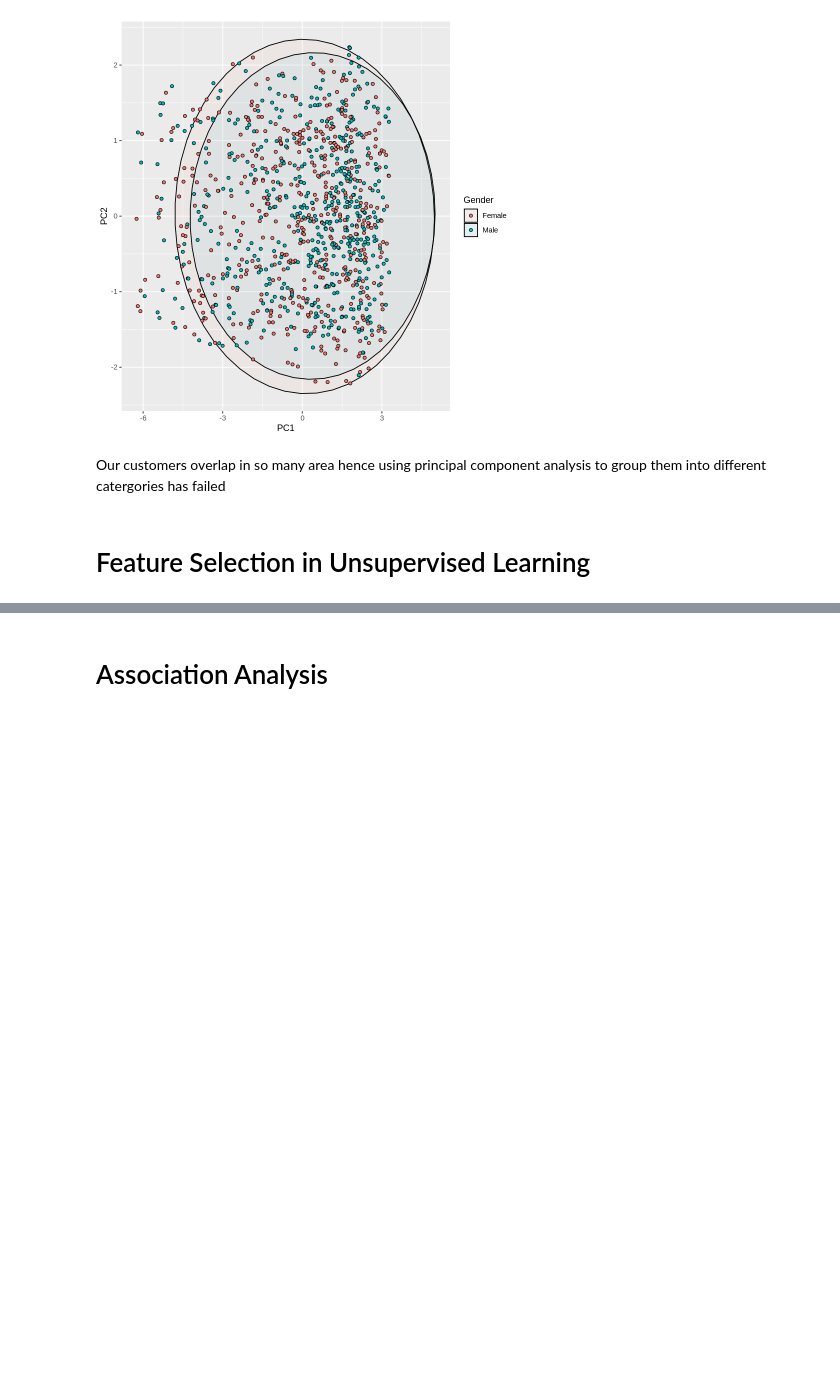
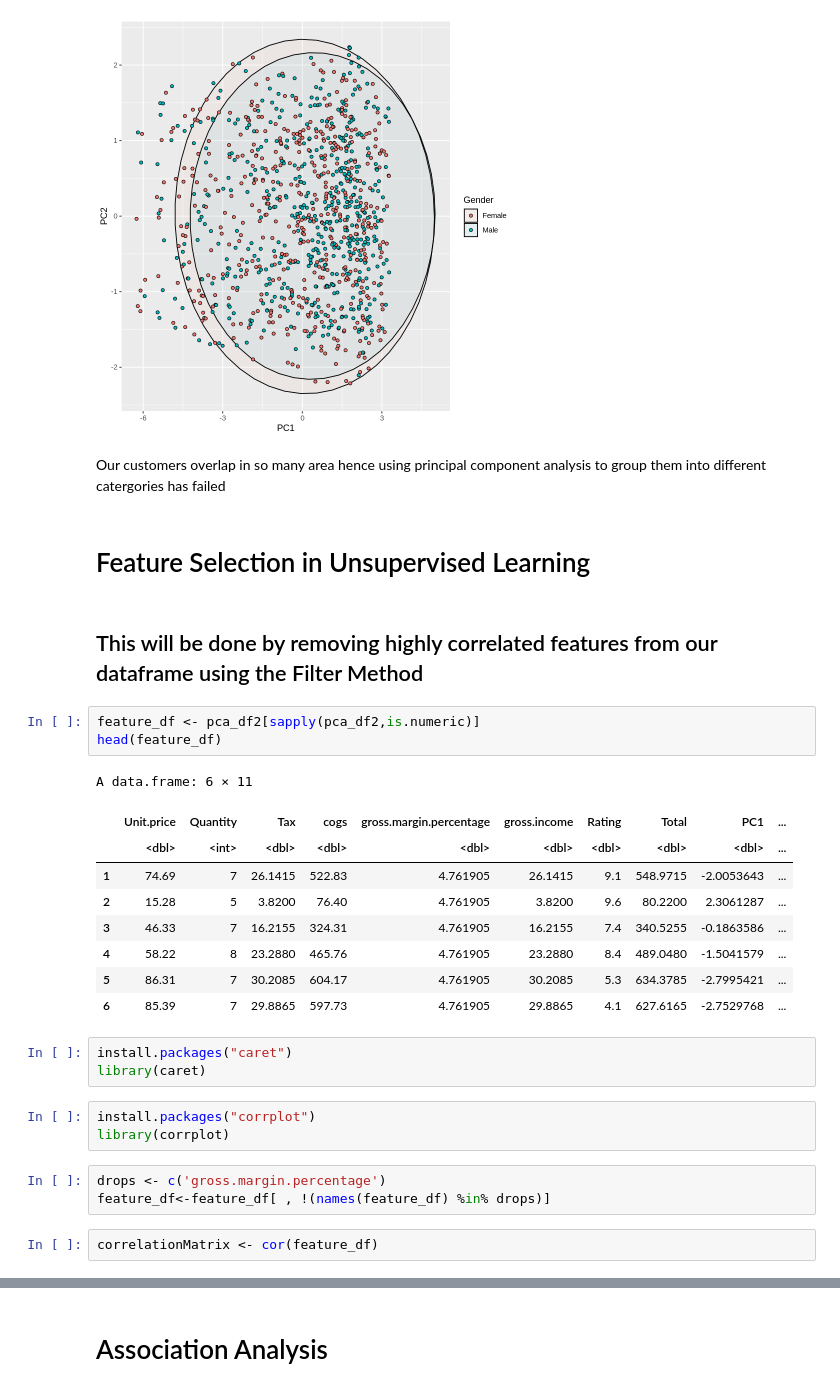
Before and after one commit to UnplugCharger/week-14, a Jupyter notebook: WEEK_14.ipynb, the cells around one changed output, grey strips where cells are left out. Cells and saved outputs as stored; diff of their text form; blank space fills up the shorter version.

```diff
--- a/WEEK_14.ipynb
+++ b/WEEK_14.ipynb
@@ -174,3 +174,29 @@ ggplot(pca_df2,aes(PC1,PC2,PC3,col=Product.line,fill=Gender))+
 Our customers overlap in so many area hence using principal component analysis to group them into different catergories has failed
 # %% [markdown]
 # Feature Selection in Unsupervised Learning
+# %% [markdown]
+## This will be done by removing highly correlated features from our dataframe using the Filter Method
+# %%
+feature_df <- pca_df2[sapply(pca_df2,is.numeric)]
+head(feature_df)
+# %% [output]
+A data.frame: 6 × 11
+|  | Unit.price | Quantity | Tax | cogs | gross.margin.percentage | gross.income | Rating | Total | PC1 | ... |
+|  | <dbl> | <int> | <dbl> | <dbl> | <dbl> | <dbl> | <dbl> | <dbl> | <dbl> | ... |
+| 1 | 74.69 | 7 | 26.1415 | 522.83 | 4.761905 | 26.1415 | 9.1 | 548.9715 | -2.0053643 | ... |
+| 2 | 15.28 | 5 | 3.8200 | 76.40 | 4.761905 | 3.8200 | 9.6 | 80.2200 | 2.3061287 | ... |
+| 3 | 46.33 | 7 | 16.2155 | 324.31 | 4.761905 | 16.2155 | 7.4 | 340.5255 | -0.1863586 | ... |
+| 4 | 58.22 | 8 | 23.2880 | 465.76 | 4.761905 | 23.2880 | 8.4 | 489.0480 | -1.5041579 | ... |
+| 5 | 86.31 | 7 | 30.2085 | 604.17 | 4.761905 | 30.2085 | 5.3 | 634.3785 | -2.7995421 | ... |
+| 6 | 85.39 | 7 | 29.8865 | 597.73 | 4.761905 | 29.8865 | 4.1 | 627.6165 | -2.7529768 | ... |
+# %%
+install.packages("caret")
+library(caret)
+# %%
+install.packages("corrplot")
+library(corrplot)
+# %%
+drops <- c('gross.margin.percentage')
+feature_df<-feature_df[ , !(names(feature_df) %in% drops)]
+# %%
+correlationMatrix <- cor(feature_df)
```
Also changed, not shown: parts of 9 cells of this notebook.
